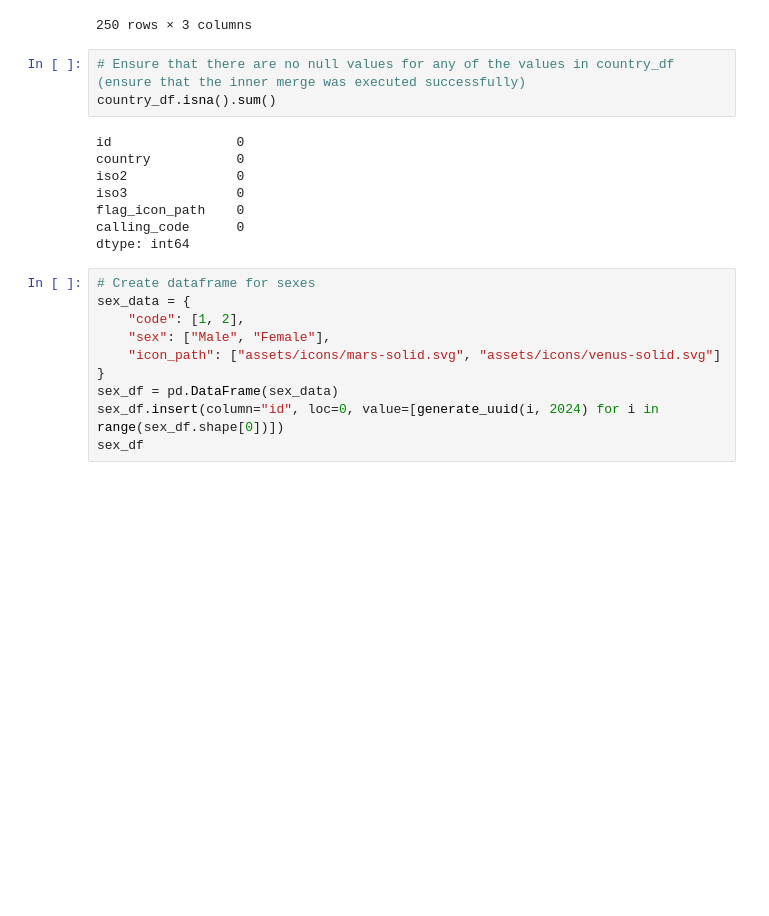
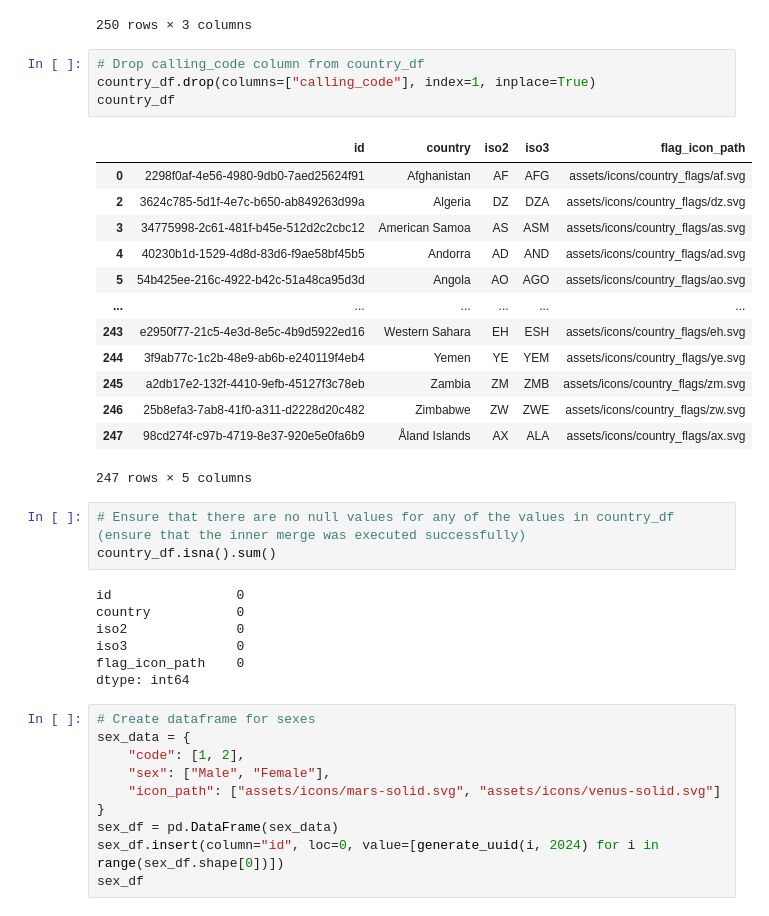
Before and after one commit to AI-UN-SDG5/AI-UN-SDG5_Data_Preparation, a Jupyter notebook: data_preparation.ipynb, the cells around one changed output. Cells and saved outputs as stored; diff of their text form; blank space fills up the shorter version.

Commit message:
drop calling_code from country_df

```diff
--- a/data_preparation.ipynb
+++ b/data_preparation.ipynb
@@ -198,6 +198,24 @@ See the caveats in the documentation: https://pandas.pydata.org/pandas-docs/stab
 | 248 | 126a03c0-b726-47cb-aa46-20d8c6e60311 | 25b8efa3-7ab8-41f0-a311-d2228d20c482 | 263 |
 | 249 | 42defa28-dc0c-4a8c-b10c-ae415cb83f41 | 98cd274f-c97b-4719-8e37-920e5e0fa6b9 | 358 |
 250 rows × 3 columns
+# %%
+# Drop calling_code column from country_df
+country_df.drop(columns=["calling_code"], index=1, inplace=True)
+country_df
+# %% [output]
+|  | id | country | iso2 | iso3 | flag_icon_path |
+| 0 | 2298f0af-4e56-4980-9db0-7aed25624f91 | Afghanistan | AF | AFG | assets/icons/country_flags/af.svg |
+| 2 | 3624c785-5d1f-4e7c-b650-ab849263d99a | Algeria | DZ | DZA | assets/icons/country_flags/dz.svg |
+| 3 | 34775998-2c61-481f-b45e-512d2c2cbc12 | American Samoa | AS | ASM | assets/icons/country_flags/as.svg |
+| 4 | 40230b1d-1529-4d8d-83d6-f9ae58bf45b5 | Andorra | AD | AND | assets/icons/country_flags/ad.svg |
+| 5 | 54b425ee-216c-4922-b42c-51a48ca95d3d | Angola | AO | AGO | assets/icons/country_flags/ao.svg |
+| ... | ... | ... | ... | ... | ... |
+| 243 | e2950f77-21c5-4e3d-8e5c-4b9d5922ed16 | Western Sahara | EH | ESH | assets/icons/country_flags/eh.svg |
+| 244 | 3f9ab77c-1c2b-48e9-ab6b-e240119f4eb4 | Yemen | YE | YEM | assets/icons/country_flags/ye.svg |
+| 245 | a2db17e2-132f-4410-9efb-45127f3c78eb | Zambia | ZM | ZMB | assets/icons/country_flags/zm.svg |
+| 246 | 25b8efa3-7ab8-41f0-a311-d2228d20c482 | Zimbabwe | ZW | ZWE | assets/icons/country_flags/zw.svg |
+| 247 | 98cd274f-c97b-4719-8e37-920e5e0fa6b9 | Åland Islands | AX | ALA | assets/icons/country_flags/ax.svg |
+247 rows × 5 columns
 # %%
 # Ensure that there are no null values for any of the values in country_df (ensure that the inner merge was executed successfully)
 country_df.isna().sum()
@@ -207,7 +225,6 @@ country           0
 iso2              0
 iso3              0
 flag_icon_path    0
-calling_code      0
 dtype: int64
 # %%
 # Create dataframe for sexes
```
Also changed, not shown: parts of 2 cells of this notebook.
